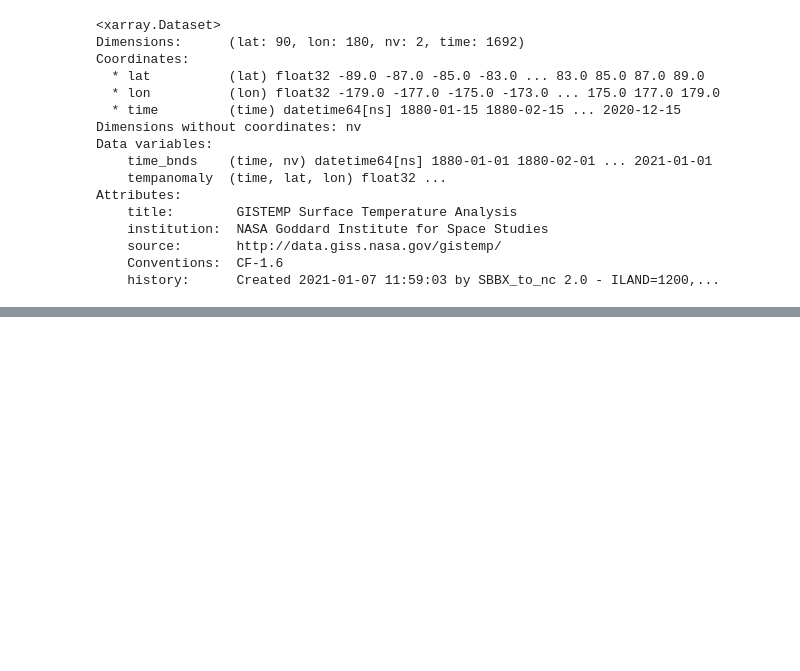
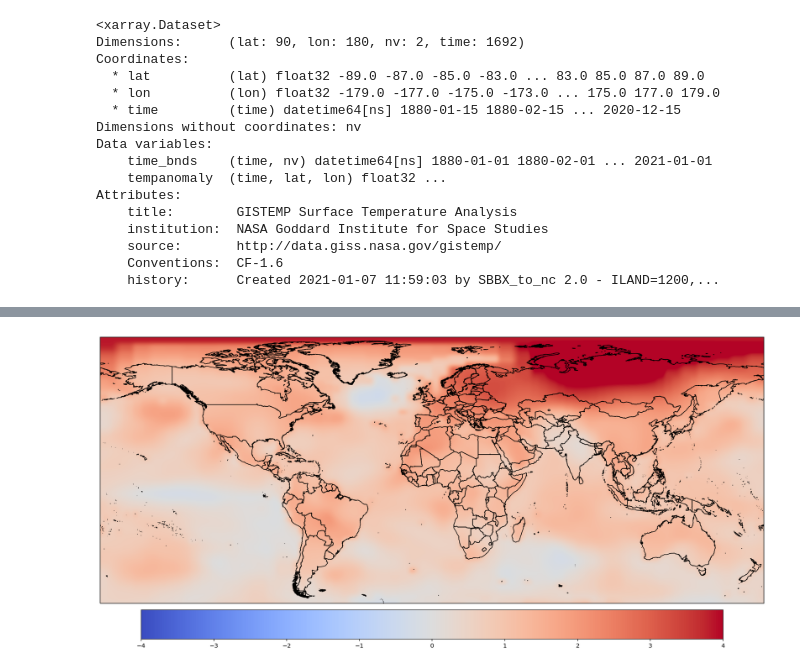
Before and after one commit to derevirn/climate-viz, a Jupyter notebook: xarray_viz.ipynb, the cells around one changed output, grey strips where cells are left out. Cells and saved outputs as stored; diff of their text form; code cells hidden in the pictures; blank space fills up the shorter version.

```diff
--- a/xarray_viz.ipynb
+++ b/xarray_viz.ipynb
@@ -57,23 +62,26 @@ plt.show()
 # %%
+#Creating a static image of the global temperature anomaly for a given year.
+
 cbar_kwargs = {
     'orientation':'horizontal',
-    'fraction': 0.048,
+    'fraction': 0.045,
     'pad': 0.01,
     'extend':'neither'
 }
 
+fig = plt.figure(figsize=(20,20))
+ax = fig.add_subplot(1,1,1, projection = ccrs.PlateCarree())
+ax.add_feature(NaturalEarthFeature('cultural', 'admin_0_countries', '10m'),
+                       facecolor='none', edgecolor='black')
+ax.set_extent([-150, 150, -55, 85])
 
-for i in range(anomaly.shape[0]):
-    fig = plt.figure(figsize=(15,10))
-    ax = fig.add_subplot(1,1,1, projection = ccrs.PlateCarree())
-    ax.add_feature(NaturalEarthFeature('cultural', 'admin_0_countries', '10m'),
-                           facecolor='none', edgecolor='black')
-    ax.set_extent([-11, 31, 34, 71])
-
-    date =  pd.to_datetime(anomaly.isel(time=i)['time'].values)
-    ax.set_title("Temp Anomaly for "+ str(date.year))
-    xr.plot.imshow(anomaly.isel(time=i), ax=ax, add_labels=False,
-                       vmin=-4, vmax=4, cmap='coolwarm',
-                       cbar_kwargs=cbar_kwargs, interpolation='bicubic')
-    plt.savefig('img/temp_'+str(date.year)+'.png', bbox_inches='tight', dpi=150)
-    plt.close()
+i=-1
+date =  pd.to_datetime(anomaly.isel(time=i)['time'].values)
+#ax.set_title("Temperature Anomaly in "+ str(date.year) + " [°C]")
+anomaly.isel(time=i).plot.imshow(ax=ax, add_labels=False, add_colorbar=True,
+               vmin=-4, vmax=4, cmap='coolwarm',
+               cbar_kwargs=cbar_kwargs, interpolation='bicubic')
+plt.savefig("blah.png", bbox_inches='tight', dpi=150)
+plt.show()
+# %% [output]
+[figure, added]
```
Also changed, not shown: parts of 4 cells of this notebook.
